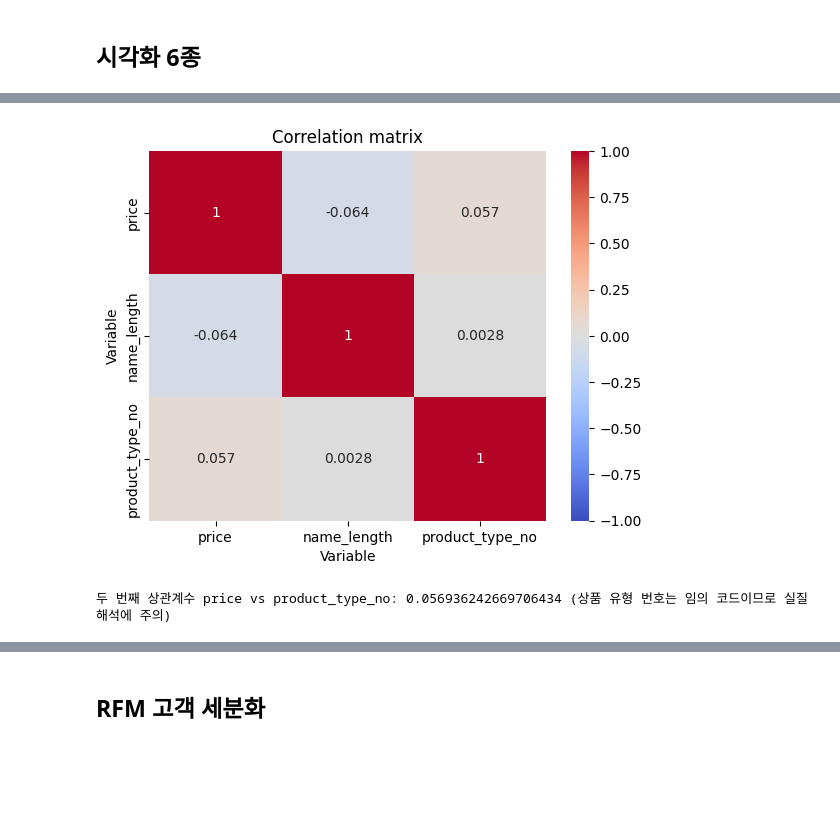
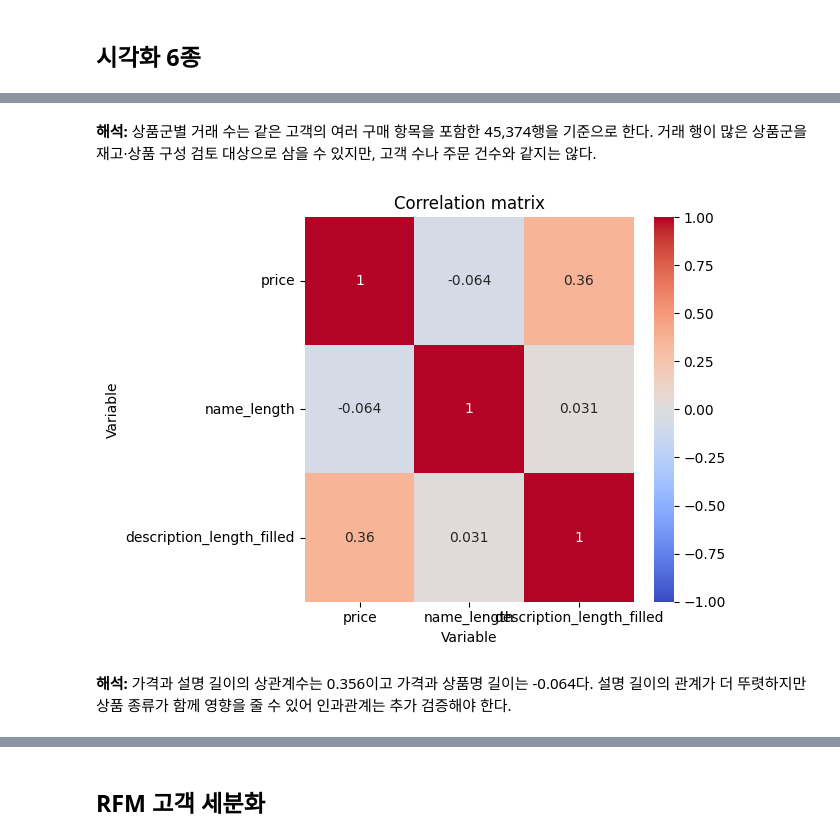
Before and after one commit to 1st0Groom/A1-1, a Jupyter notebook: notebooks/analysis_report.ipynb, the cells around one changed output, grey strips where cells are left out. Saved outputs shown, nothing was run; the diff lists cells and outputs as text; code cells hidden in the pictures; blank space fills up the shorter version.

```diff
--- a/notebooks/analysis_report.ipynb
+++ b/notebooks/analysis_report.ipynb
@@ -68,10 +70,12 @@ memory usage: 48.7 MB
 # %% [markdown]
 ## 결측치와 그룹별 중앙값
 # %%
-# 나이를 포함한 고객 파일 대신 상품 설명 길이를 그룹별로 대치한다.
-상품분석기.add_text_features('prod_name')
-상품분석기.handle_missing_values('name_length', 'product_group_name', output_col='name_length_filled')
-print('상품명 길이 결측 전:', 상품표['name_length'].isna().sum(), '후:', 상품표['name_length_filled'].isna().sum())
-print('상품 설명 누락:', 상품표['detail_desc'].isna().sum())
-상품표[['prod_name','product_group_name','name_length','name_length_filled']].head()
+# 실제로 결측이 있는 상품 설명의 길이를 계산한다.
+상품분석기.텍스트특성추가('prod_name')
+상품표['description_length'] = 상품표['detail_desc'].str.len()
+전_결측 = 상품표['description_length'].isna().sum()
+상품분석기.결측치처리('description_length', 'product_group_name', 출력열='description_length_filled')
+후_결측 = 상품표['description_length_filled'].isna().sum()
+print('상품 설명 길이 결측 전:', 전_결측, '후:', 후_결측, '대치 수:', 전_결측-후_결측)
+상품표.loc[상품표['description_length'].isna(), ['prod_name','product_group_name','description_length','description_length_filled']].head()
 # %% [output]
@@ -86,11 +91,12 @@ print('상품 설명 누락:', 상품표['detail_desc'].isna().sum())
 # %% [markdown]
 ## NumPy 이미지 피처
 # %%
-# 동일한 크기로 슬라이싱한 이미지 40장을 한 배열로 묶는다.
+# 동일한 크기로 다운샘플링한 이미지별 통계를 벡터 연산한다.
 이미지경로들 = sorted((프로젝트경로/'data/raw/hm/images').rglob('*.jpg'))
 이미지들 = 넘파이.stack([이미지읽기.imread(경로)[::20, ::20, :3][:20, :20, :] for 경로 in 이미지경로들])
-평균들, 표준편차들 = DataAnalyzer.image_features(이미지들)
-image_features = 판다스.DataFrame({'article_id':[경로.stem for 경로 in 이미지경로들], 'image_mean':평균들, 'image_std':표준편차들})
-print('배열 모양:', 이미지들.shape, '상품 매칭 수:', image_features.article_id.isin(상품표.article_id).sum())
-image_features.head()
+평균들, 표준편차들 = 데이터분석기.이미지특성계산(이미지들)
+이미지표 = 판다스.DataFrame({'article_id':[경로.stem for 경로 in 이미지경로들], 'image_mean':평균들, 'image_std':표준편차들})
+상품표 = 상품표.merge(이미지표, on='article_id', how='left', validate='one_to_one')
+print('배열 모양:', 이미지들.shape, '피처가 연결된 상품:', 상품표['image_mean'].notna().sum())
+상품표.loc[상품표['image_mean'].notna(), ['article_id','prod_name','image_mean','image_std']].head()
 # %% [output]
@@ -106,10 +114,12 @@ image_features.head()
 # %%
 # 구매 거래를 상품 ID로 연결한다.
 분석표 = 거래표.merge(상품표, on='article_id', how='left', validate='many_to_one')
-print('상품 미연결 거래:', 분석표['prod_name'].isna().sum())
-분석기 = DataAnalyzer('unused.csv'); 분석기.df = 분석표
-이상치결과 = 분석기.detect_outliers('price')
+print('거래 행:',len(분석표), '고객 수:', 분석표.customer_id.nunique(), '상품 미연결:', 분석표['prod_name'].isna().sum())
+분석기 = 데이터분석기('unused.csv'); 분석기.데이터표 = 분석표
+이상치결과 = 분석기.이상치탐지('price')
 print('Q1:',이상치결과['q1'],'Q3:',이상치결과['q3'],'IQR:',이상치결과['iqr'],'상한:',이상치결과['upper'],'후보:',이상치결과['mask'].sum())
-print(분석표[['price','name_length']].describe())
-print('상관계수:',분석표[['price','name_length']].corr().iloc[0,1])
+print(분석표[['price','name_length','description_length_filled']].describe())
+상관행렬 = 분석표[['price','name_length','description_length_filled']].corr()
+print('가격-상품명 길이:',상관행렬.loc['price','name_length'])
+print('가격-상품 설명 길이:',상관행렬.loc['price','description_length_filled'])
 # %% [output]
@@ -145,10 +162,13 @@ max         0.591525      30.000000
+# %% [markdown]
+**해석:** 상품군별 거래 수는 같은 고객의 여러 구매 항목을 포함한 45,374행을 기준으로 한다. 거래 행이 많은 상품군을 재고·상품 구성 검토 대상으로 삼을 수 있지만, 고객 수나 주문 건수와 같지는 않다.
 # %%
-# 히트맵: 수치형 변수의 상관관계
-상관행렬=분석표[['price','name_length','product_type_no']].corr(); 시본.heatmap(상관행렬,annot=True,cmap='coolwarm',vmin=-1,vmax=1); 그래프.title('Correlation matrix'); 그래프.xlabel('Variable'); 그래프.ylabel('Variable'); 그래프.show()
-print('두 번째 상관계수 price vs product_type_no:',상관행렬.loc['price','product_type_no'], '(상품 유형 번호는 임의 코드이므로 실질 해석에 주의)')
+# 연속형 변수 세 개의 상관관계를 시각화한다.
+시본.heatmap(상관행렬, annot=True, cmap='coolwarm', vmin=-1, vmax=1)
+그래프.title('Correlation matrix'); 그래프.xlabel('Variable'); 그래프.ylabel('Variable'); 그래프.tight_layout(); 그래프.show()
 # %% [output]
-[figure, old version]
+[figure, new version]
-두 번째 상관계수 price vs product_type_no: 0.056936242669706434 (상품 유형 번호는 임의 코드이므로 실질 해석에 주의)
+# %% [markdown]
+**해석:** 가격과 설명 길이의 상관계수는 0.356이고 가격과 상품명 길이는 -0.064다. 설명 길이의 관계가 더 뚜렷하지만 상품 종류가 함께 영향을 줄 수 있어 인과관계는 추가 검증해야 한다.
 # %%
 # 산점도: 이름 길이와 가격
 시본.scatterplot(data=분석표.sample(min(3000,len(분석표)),random_state=42),x='name_length',y='price',alpha=.3); 그래프.title('Name length and transaction price'); 그래프.xlabel('Product name length'); 그래프.ylabel('Price (normalized)'); 그래프.show()
```
Also changed, not shown: parts of 22 cells of this notebook, 5 other files.
